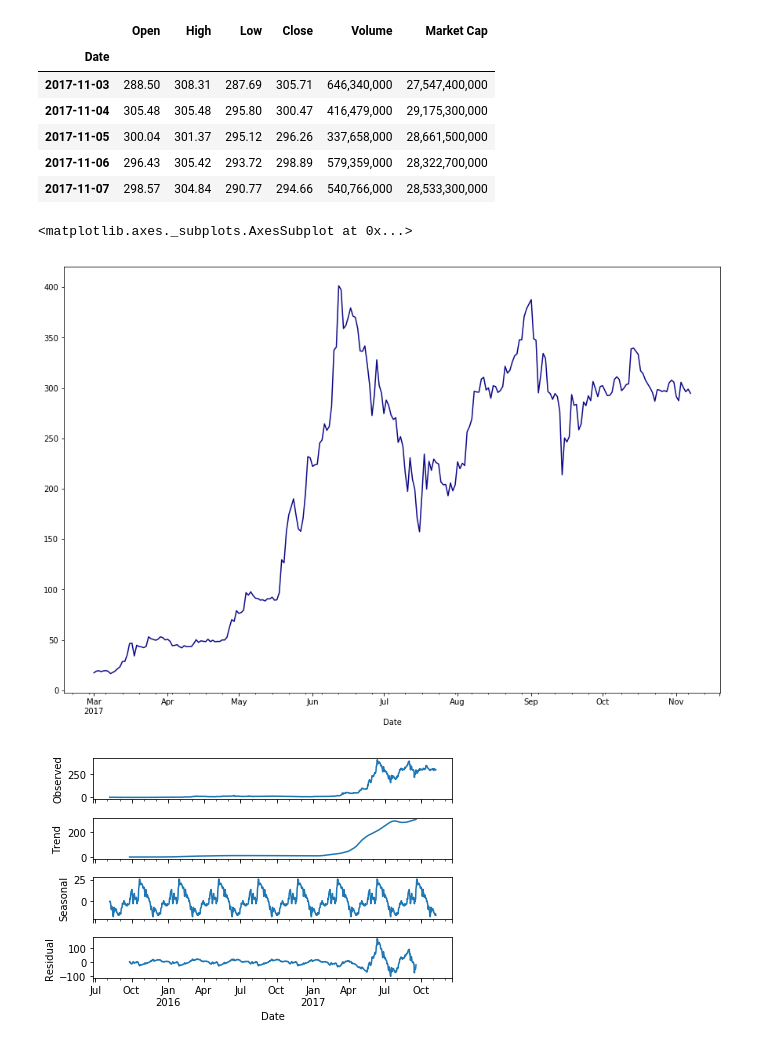
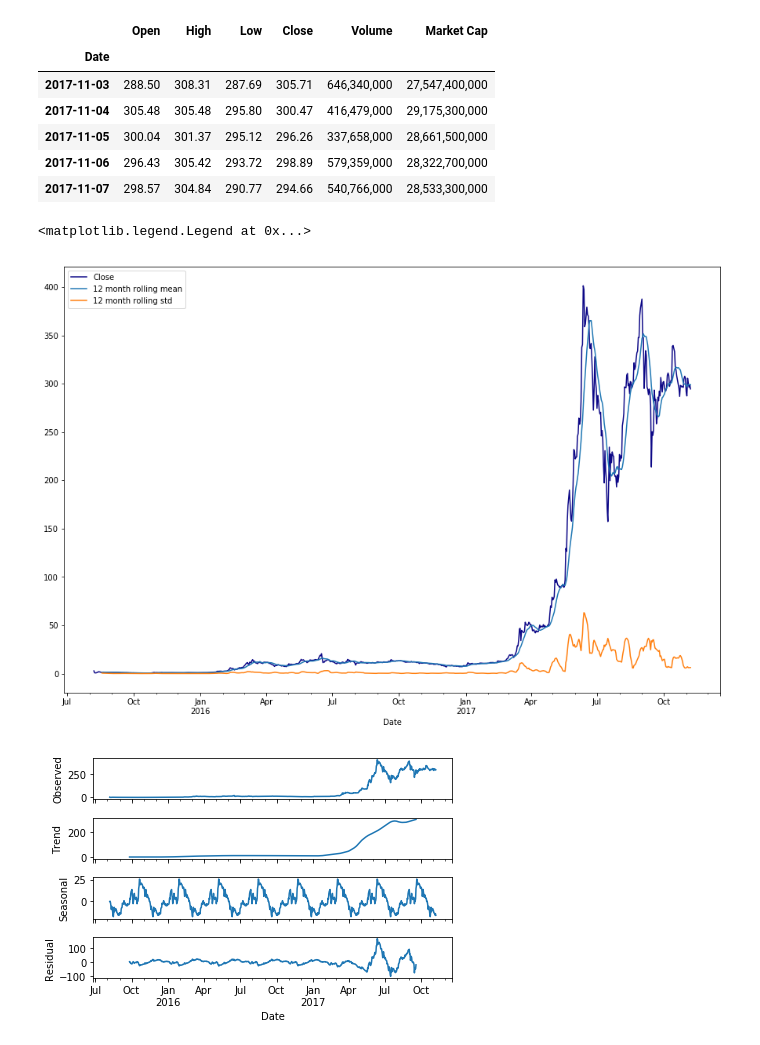
Before and after one commit to mparayil/Forecasting-Cryptocurrency-Prices, a Jupyter notebook: Capstone - Part 2.ipynb, the cells around one changed output. Drawn from its saved outputs; the diff is of its cells as text; code cells hidden in the pictures.

```diff
--- a/Capstone - Part 2.ipynb
+++ b/Capstone - Part 2.ipynb
@@ -127,8 +127,14 @@ ethereum_price.tail()
 | 2017-11-05 | 300.04 | 301.37 | 295.12 | 296.26 | 337,658,000 | 28,661,500,000 |
 | 2017-11-06 | 296.43 | 305.42 | 293.72 | 298.89 | 579,359,000 | 28,322,700,000 |
 | 2017-11-07 | 298.57 | 304.84 | 290.77 | 294.66 | 540,766,000 | 28,533,300,000 |
-# %%
-ethereum_price['Close']['2017-03-01':].plot(figsize=(15,10), colormap='plasma')
-# %% [output]
-<matplotlib.axes._subplots.AxesSubplot at 0x...>
-[figure, removed]
+# %%
+ethereum_price['Close']['2015-08-07':].plot(figsize=(15,10),
+                                            colormap='plasma')
+ethereum_price['Close'].rolling(12).mean().plot(label='12 month rolling mean')
+ethereum_price['Close'].rolling(12).std().plot(label='12 month rolling std')
+plt.legend()
+
+# standard deviation is pretty bad towards the end
+# %% [output]
+<matplotlib.legend.Legend at 0x...>
+[figure, added]
```
Also changed, not shown: parts of 12 cells of this notebook.
